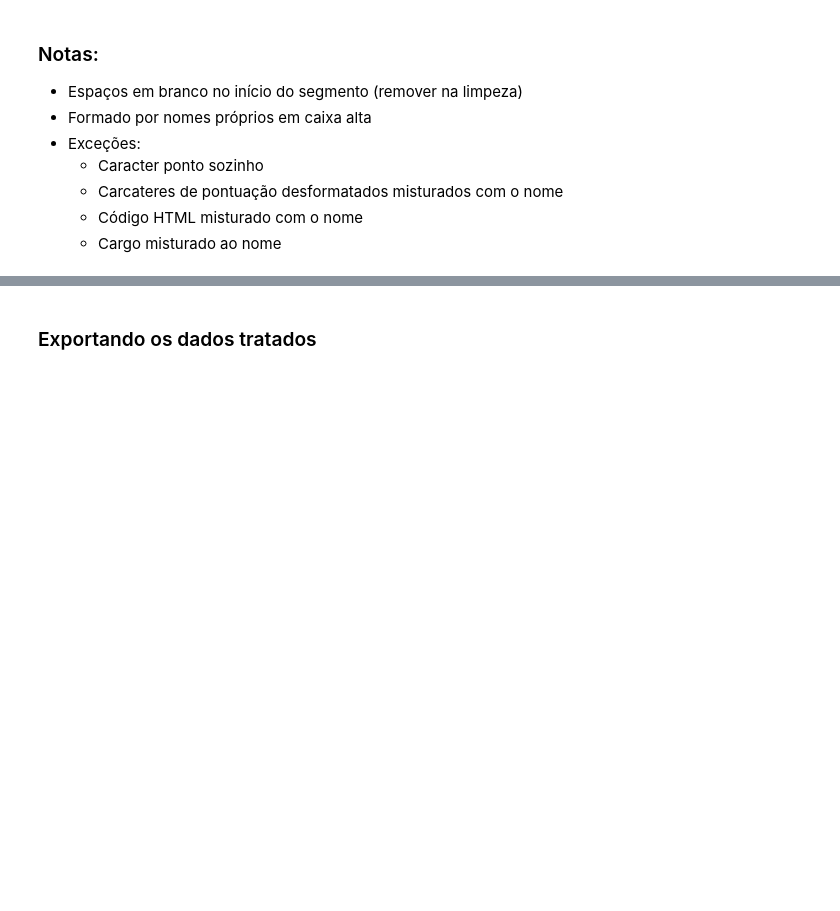
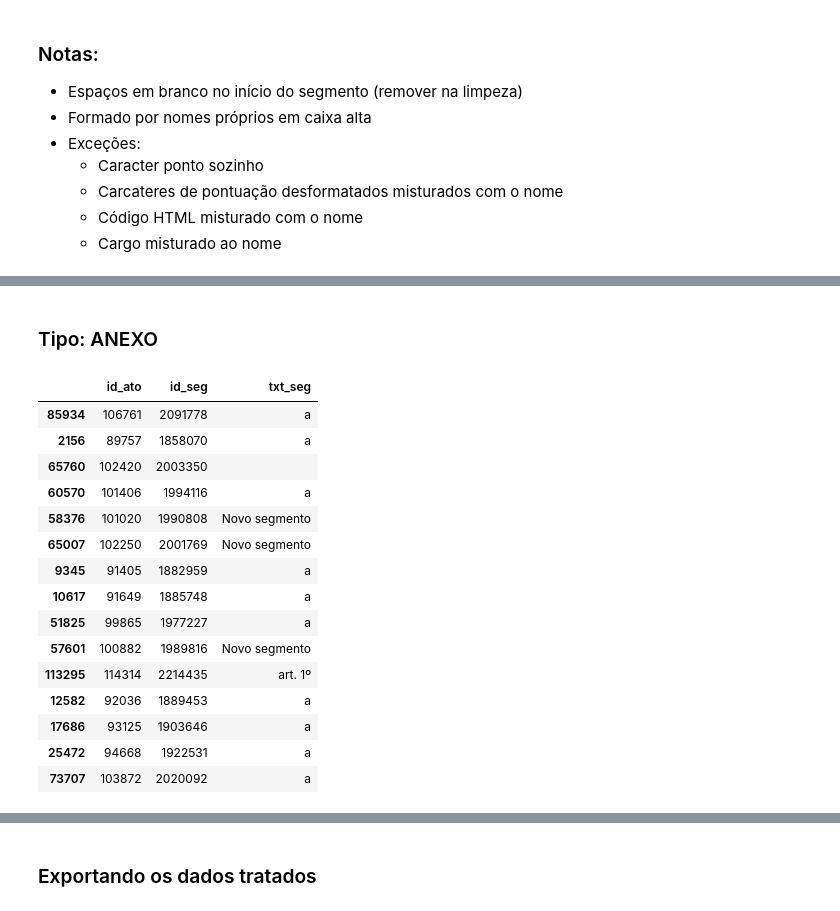
Before and after one commit to correialc/saan, a Jupyter notebook: analise-exploratoria.ipynb, the cells around one changed output, grey strips where cells are left out. Saved outputs shown, nothing was run; the diff lists cells and outputs as text; code cells hidden in the pictures; blank space fills up the shorter version.

```diff
--- a/analise-exploratoria.ipynb
+++ b/analise-exploratoria.ipynb
@@ -367,0 +381,21 @@ df_seg_ade_mantidos[df_seg_ade_mantidos['tipo_seg']=='Fecho'][['id_ato','id_seg'
+# %% [markdown]
+### Tipo: ANEXO
+# %%
+df_seg_ade[df_seg_ade['tipo_seg']=='Anexo'][['id_ato','id_seg','txt_seg']].sample(15)
+# %% [output]
+|  | id_ato | id_seg | txt_seg |
+| 85934 | 106761 | 2091778 | a |
+| 2156 | 89757 | 1858070 | a |
+| 65760 | 102420 | 2003350 |  |
+| 60570 | 101406 | 1994116 | a |
+| 58376 | 101020 | 1990808 | Novo segmento |
+| 65007 | 102250 | 2001769 | Novo segmento |
+| 9345 | 91405 | 1882959 | a |
+| 10617 | 91649 | 1885748 | a |
+| 51825 | 99865 | 1977227 | a |
+| 57601 | 100882 | 1989816 | Novo segmento |
+| 113295 | 114314 | 2214435 | art. 1º |
+| 12582 | 92036 | 1889453 | a |
+| 17686 | 93125 | 1903646 | a |
+| 25472 | 94668 | 1922531 | a |
+| 73707 | 103872 | 2020092 | a |
```
Also changed, not shown: parts of 20 cells of this notebook.
